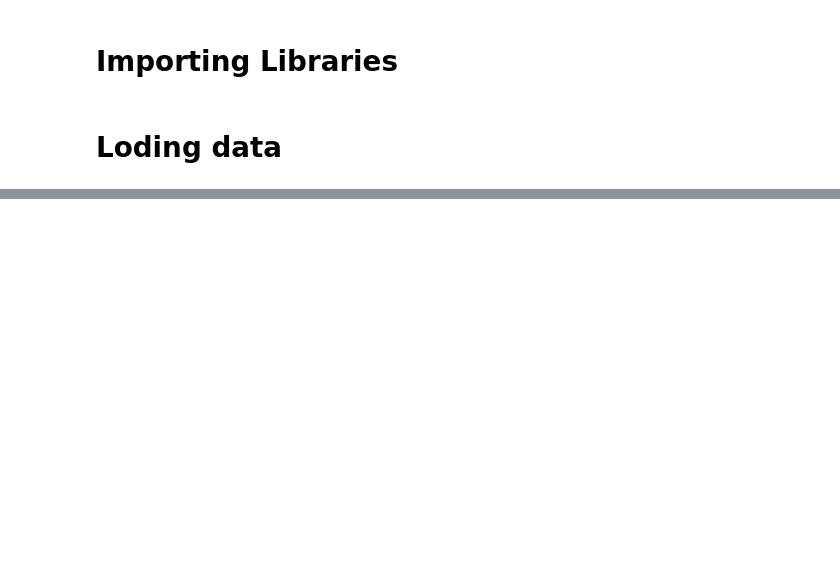
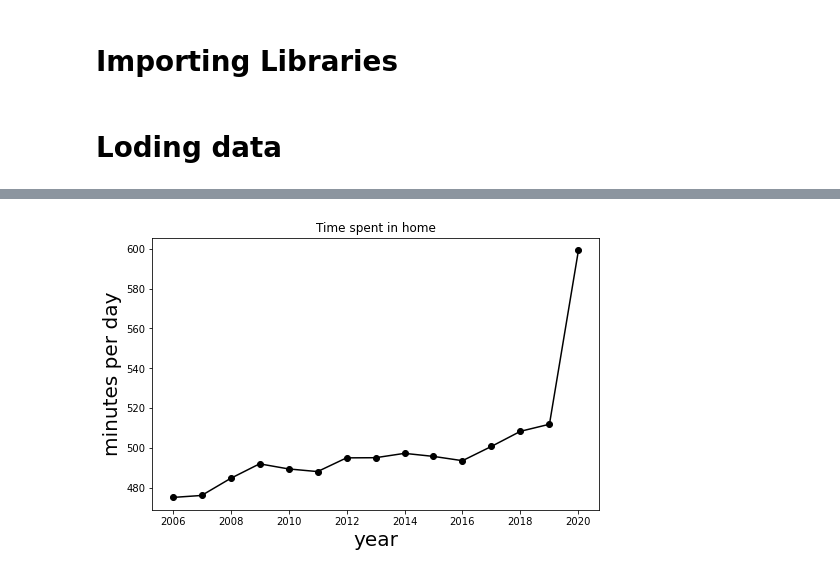
Before and after one commit to AlexDR1998/Hackathon-ATUS, a Jupyter notebook: visualizing_data.ipynb, the cells around one changed output, grey strips where cells are left out. Drawn from its saved outputs; the diff is of its cells as text; code cells hidden in the pictures; blank space fills up the shorter version.

```diff
--- a/visualizing_data.ipynb
+++ b/visualizing_data.ipynb
@@ -12,4 +12,6 @@ respondents_column_codes = load_yaml(data_dir+"/respondents/column_codes.yaml")
 respondents_value_codes = load_yaml(data_dir+"/respondents/value_codes.yaml")
 respondent_data = pd.read_csv(data_dir+"/respondents/atusresp_0321.csv.gz")
 # %%
-make_chart_pie('TRDTOCC1', respondents_value_codes, respondent_data)
+activities_column_codes = load_yaml(data_dir+"/activity/column_codes.yaml")
+activities_value_codes = load_yaml(data_dir+"/activity/value_codes.yaml")
+activity_data = pd.read_csv(data_dir+"/activity/atusact_0321.csv.gz")
@@ -49,0 +41,4 @@ Name: TRDTOCC1, Length: 228455, dtype: int64
+# %%
+Minutes_year_loc(1, activity_data, title="Time spent in home")
+# %% [output]
+[figure, added]
```
Also changed, not shown: parts of 4 cells of this notebook, 1 other file.
